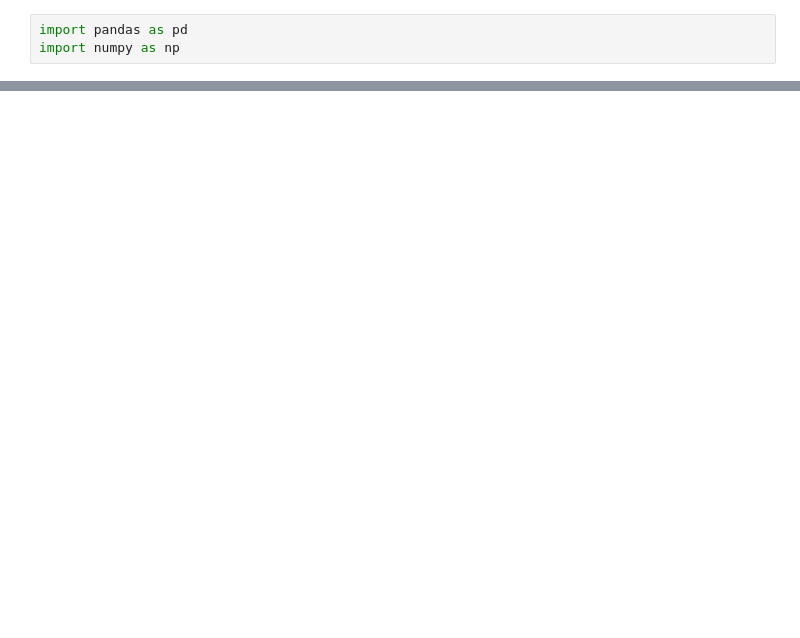
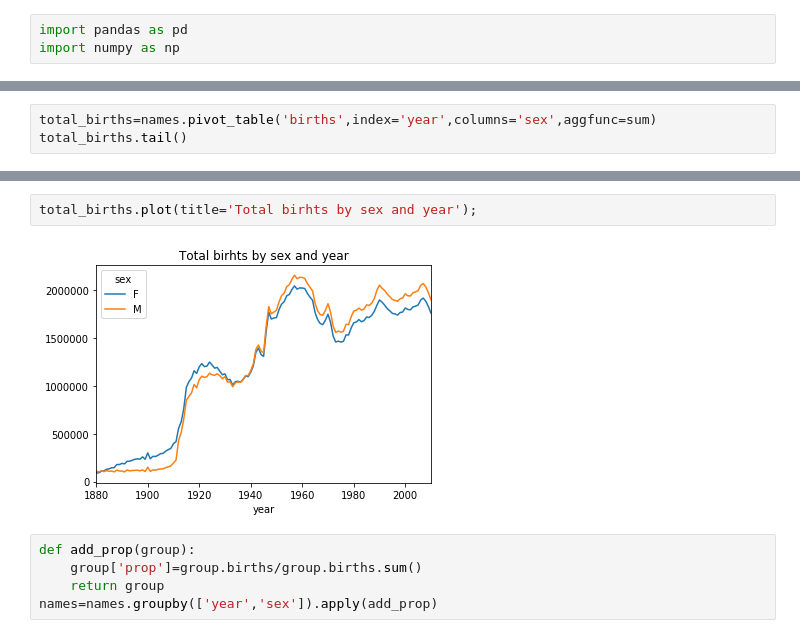
Before and after one commit to snehalsandy/walmart, a Jupyter notebook: data/Untitled.ipynb, the cells around one changed output, grey strips where cells are left out. Cells and saved outputs as stored; diff of their text form; blank space fills up the shorter version.

```diff
--- a/data/Untitled.ipynb
+++ b/data/Untitled.ipynb
@@ -26,0 +67,3 @@ names
+# %%
+total_births=names.pivot_table('births',index='year',columns='sex',aggfunc=sum)
+total_births.tail()
@@ -26,0 +78,9 @@ names
+# %%
+total_births.plot(title='Total birhts by sex and year');
+# %% [output]
+[figure, added]
+# %%
+def add_prop(group):
+    group['prop']=group.births/group.births.sum()
+    return group
+names=names.groupby(['year','sex']).apply(add_prop)
```
Also changed, not shown: parts of 10 cells of this notebook.
